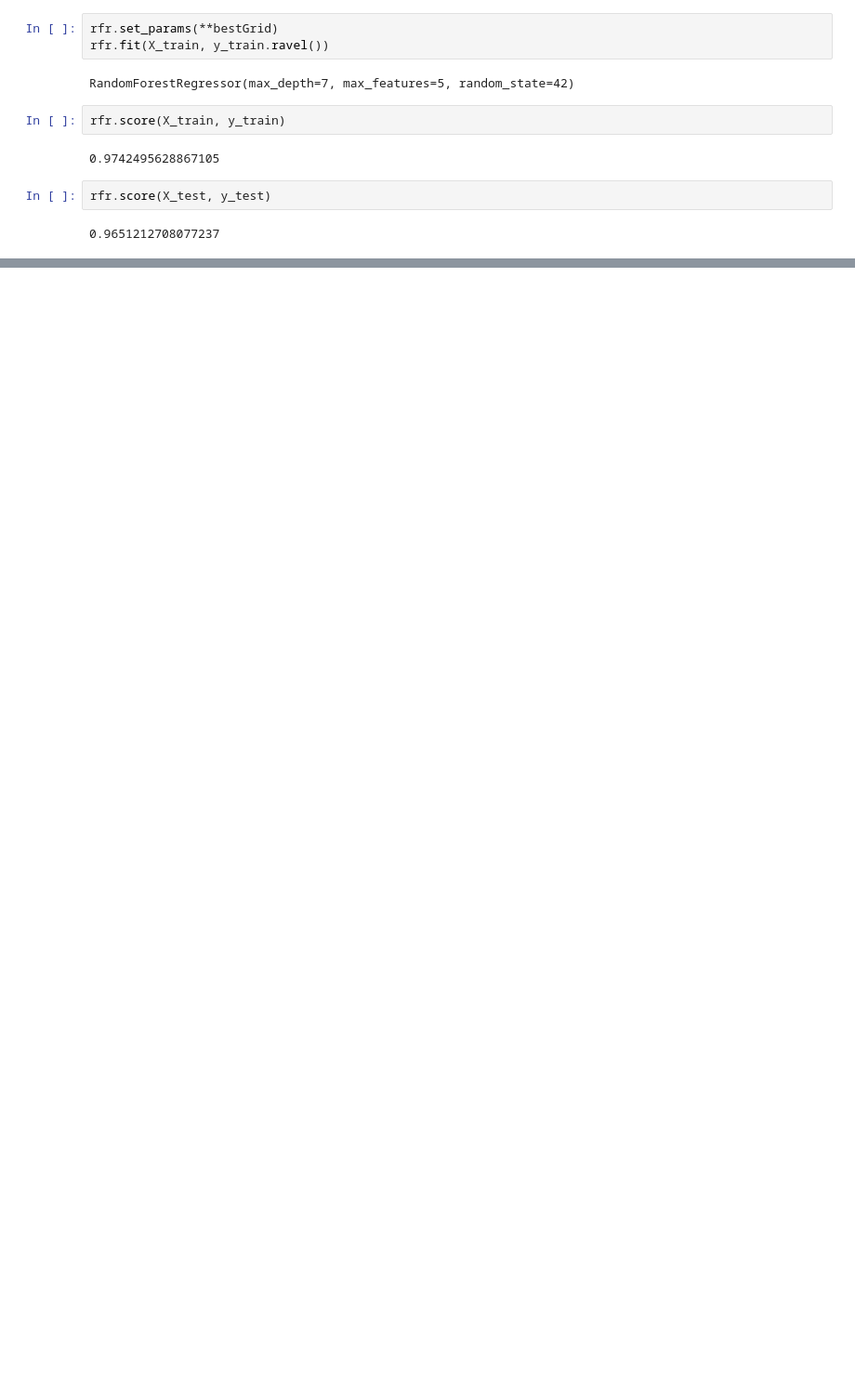
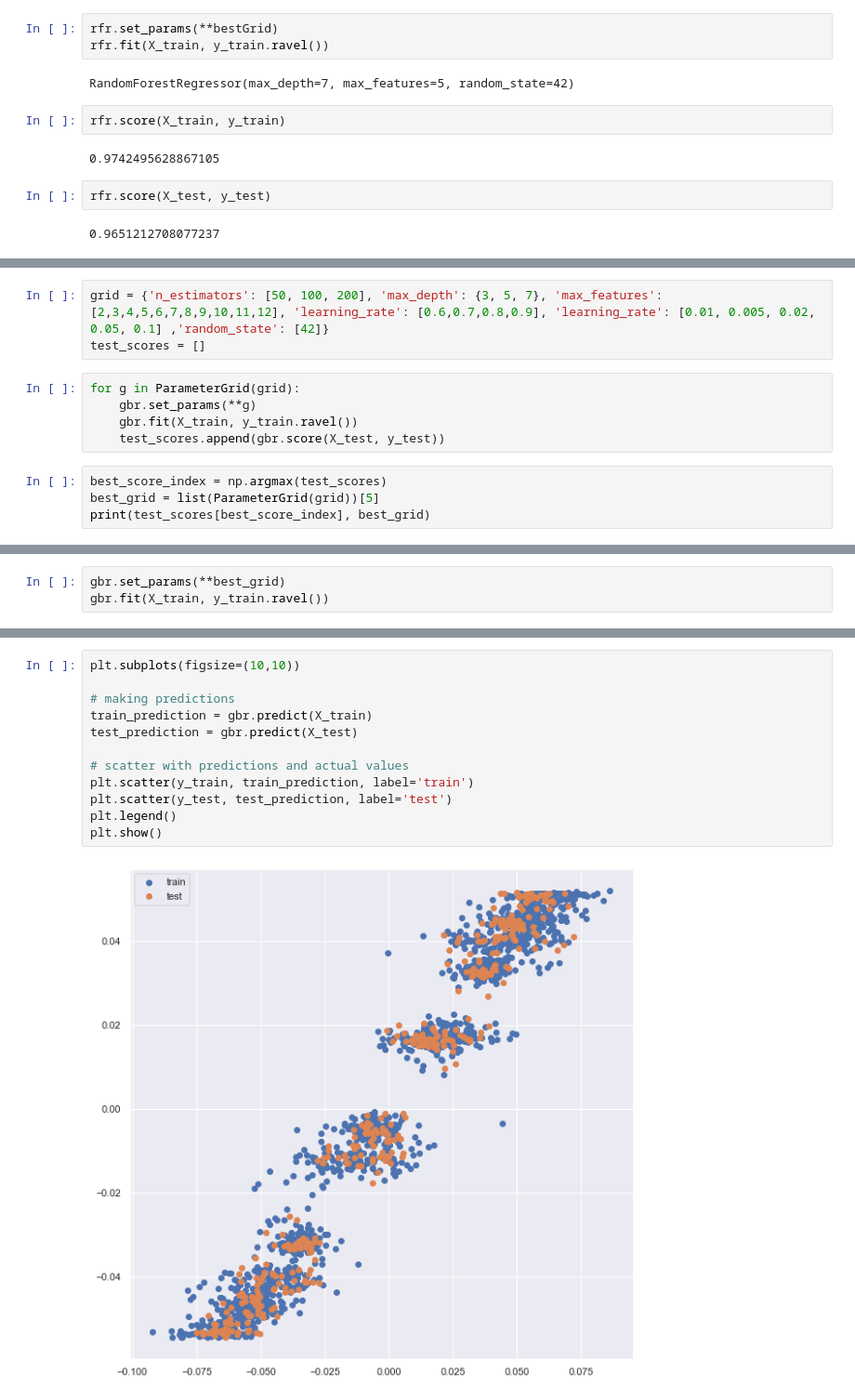
Before and after one commit to RicardoLeaoS/global-warming, a Jupyter notebook: global_temp_predict.ipynb, the cells around one changed output, grey strips where cells are left out. Shown at 93% size. Drawn from its saved outputs; the diff is of its cells as text; blank space fills up the shorter version.

Commit message:
gradient boost tree regression for global temp predict

```diff
--- a/global_temp_predict.ipynb
+++ b/global_temp_predict.ipynb
@@ -274,0 +287,12 @@ plt.show()
+# %%
+grid = {'n_estimators': [50, 100, 200], 'max_depth': {3, 5, 7}, 'max_features': [2,3,4,5,6,7,8,9,10,11,12], 'learning_rate': [0.6,0.7,0.8,0.9], 'learning_rate': [0.01, 0.005, 0.02, 0.05, 0.1] ,'random_state': [42]}
+test_scores = []
+# %%
+for g in ParameterGrid(grid):
+    gbr.set_params(**g)
+    gbr.fit(X_train, y_train.ravel())
+    test_scores.append(gbr.score(X_test, y_test))
+# %%
+best_score_index = np.argmax(test_scores)
+best_grid = list(ParameterGrid(grid))[5]
+print(test_scores[best_score_index], best_grid)
@@ -274,0 +301,3 @@ plt.show()
+# %%
+gbr.set_params(**best_grid)
+gbr.fit(X_train, y_train.ravel())
@@ -274,0 +313,14 @@ plt.show()
+# %%
+plt.subplots(figsize=(10,10))
+
+# making predictions
+train_prediction = gbr.predict(X_train)
+test_prediction = gbr.predict(X_test)
+
+# scatter with predictions and actual values
+plt.scatter(y_train, train_prediction, label='train')
+plt.scatter(y_test, test_prediction, label='test')
+plt.legend()
+plt.show()
+# %% [output]
+[figure, added]
```
Also changed, not shown: parts of 11 cells of this notebook.
